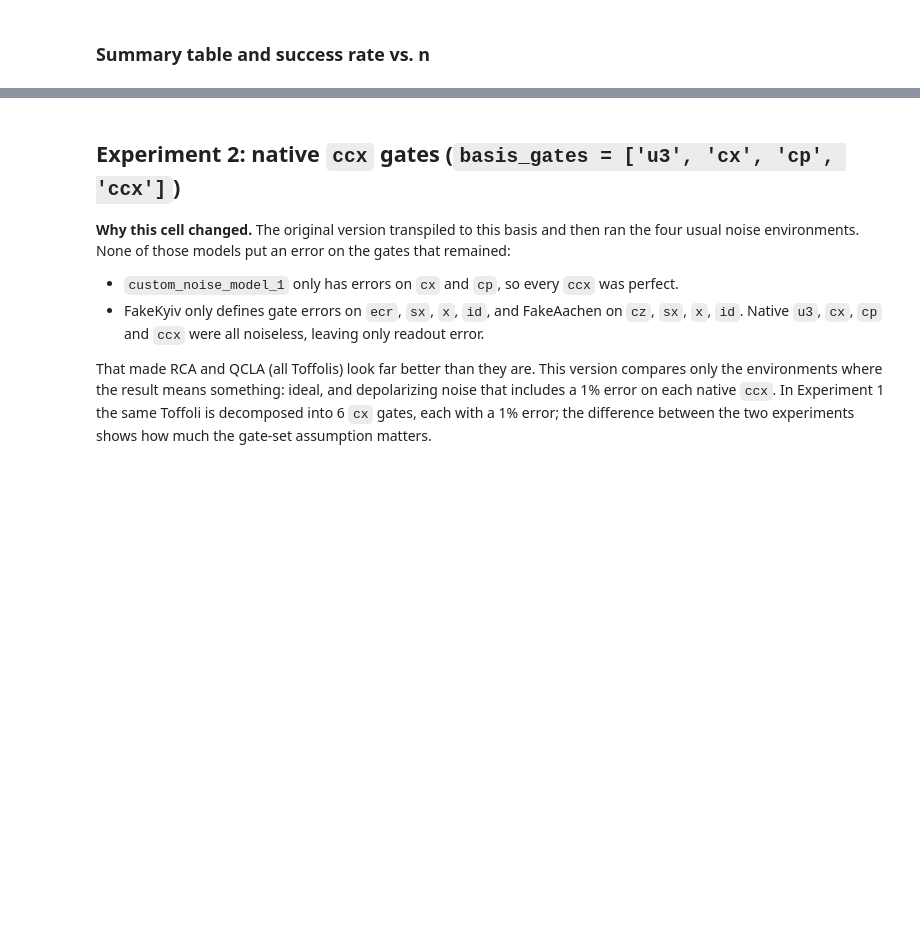
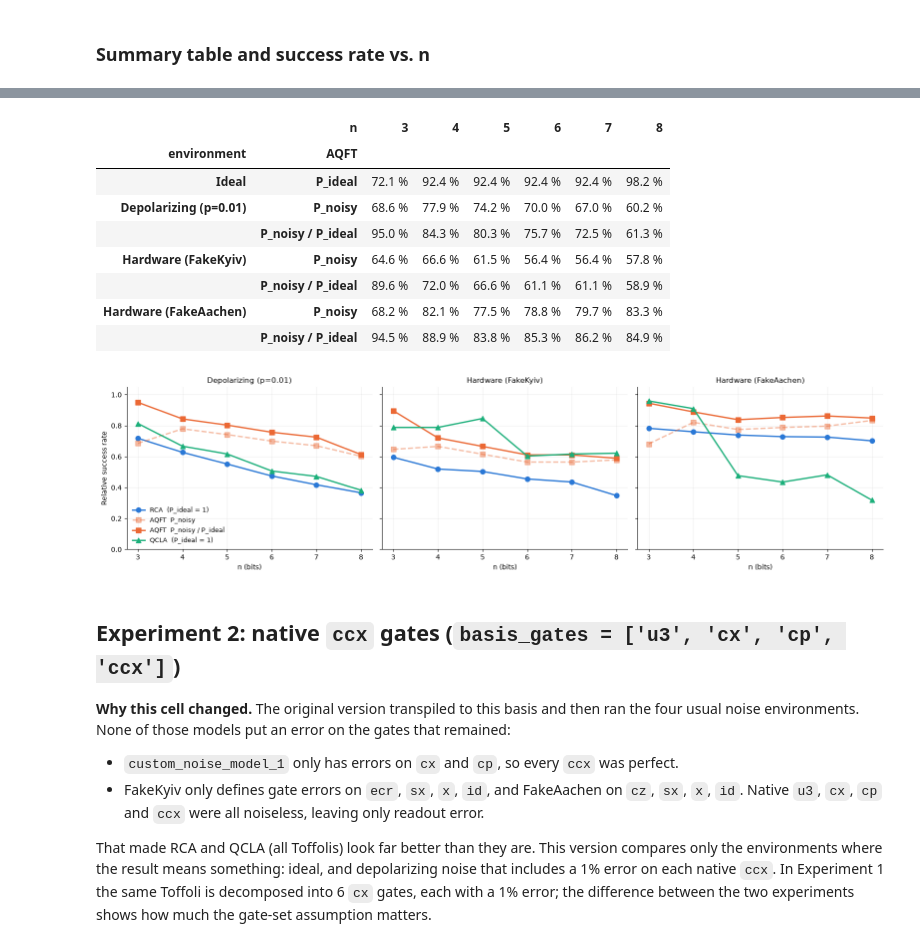
Before and after one commit to ArthurWDamasio/quantum-computing-notebooks, a Jupyter notebook: notebooks/arithmetic/qadders-study-v2.ipynb, the cells around one changed output, grey strips where cells are left out. Cells and saved outputs as stored; diff of their text form; code cells hidden in the pictures; blank space fills up the shorter version.

Commit message:
:add relative success rate - AQFT eval

```diff
--- a/notebooks/arithmetic/qadders-study-v2.ipynb
+++ b/notebooks/arithmetic/qadders-study-v2.ipynb
@@ -811,3 +819,65 @@ display(results.pivot_table(index="adder", columns="n", values="runtime_s", aggf
+# %%
+# Relative success rate: P_noisy / P_ideal for the same adder and n.
+# It removes the AQFT's own approximation error (P_ideal < 1) so only the noise loss is left.
+# For RCA and QCLA P_ideal = 1, so their relative and absolute success rates are the same.
+
+def relative_success(results, ideal_env="Ideal"):
+    p_ideal = (results[results.environment == ideal_env]
+               .set_index(["n", "adder"])["success_rate"].rename("p_ideal"))
+    rel = results[results.environment != ideal_env].join(p_ideal, on=["n", "adder"])
+    rel["relative_success"] = rel["success_rate"] / rel["p_ideal"]
+    return rel
+
+
+rel = relative_success(results)
+noisy_envs = [e for e in env_names if e != "Ideal"]
+
+# Table for AQFT: P_ideal, then P_noisy and P_noisy / P_ideal for each noisy environment
+aqft_rel = rel[rel.adder == "AQFT"]
+labels = {"success_rate": "P_noisy", "relative_success": "P_noisy / P_ideal"}
+aqft_table = (aqft_rel.melt(id_vars=["environment", "n"], value_vars=list(labels), var_name="quantity")
+              .assign(quantity=lambda d: d.quantity.map(labels))
+              .pivot_table(index=["environment", "quantity"], columns="n", values="value")
+              .reindex(pd.MultiIndex.from_product([noisy_envs, labels.values()])))
+p_ideal_row = aqft_rel.drop_duplicates("n").set_index("n")["p_ideal"]
+aqft_table.loc[("Ideal", "P_ideal"), :] = p_ideal_row
+aqft_table = aqft_table.reindex([("Ideal", "P_ideal")] + list(aqft_table.index[:-1]))
+aqft_table.index.names = ["environment", "AQFT"]
+display((aqft_table * 100).round(1).astype(str) + " %")
+
+# Plot: AQFT absolute (dashed) vs relative (solid); RCA and QCLA for reference
+fig, axes = plt.subplots(1, len(noisy_envs), figsize=(16, 4.2), sharey=True)
+for ax, env in zip(axes, noisy_envs):
+    d = rel[rel.environment == env]
+    for adder, color in ADDER_COLORS.items():
+        s = d[d.adder == adder].sort_values("n")
+        if adder == "AQFT":
+            ax.plot(s.n, s.success_rate, color=color, marker=ADDER_MARKERS[adder], linewidth=2,
+                    markersize=7, linestyle="--", alpha=0.45, label="AQFT  P_noisy")
+            ax.plot(s.n, s.relative_success, color=color, marker=ADDER_MARKERS[adder],
+                    linewidth=2, markersize=7, label="AQFT  P_noisy / P_ideal")
+        else:
+            ax.plot(s.n, s.relative_success, color=color, marker=ADDER_MARKERS[adder],
+                    linewidth=2, markersize=7, label=f"{adder}  (P_ideal = 1)")
+    ax.set_title(env, fontsize=11)
+    ax.set_xlabel("n (bits)")
+    ax.set_xticks(N_VALUES)
+    ax.grid(alpha=0.2); ax.spines[["top", "right"]].set_visible(False)
+axes[0].set_ylabel("Relative success rate")
+axes[0].set_ylim(0, 1.05)
+axes[0].legend(frameon=False, fontsize=9, loc="lower left")
+plt.tight_layout(); plt.show()
+# %% [output]
+|  | n | 3 | 4 | 5 | 6 | 7 | 8 |
+| environment | AQFT |  |  |  |  |  |  |
+| Ideal | P_ideal | 72.1 % | 92.4 % | 92.4 % | 92.4 % | 92.4 % | 98.2 % |
+| Depolarizing (p=0.01) | P_noisy | 68.6 % | 77.9 % | 74.2 % | 70.0 % | 67.0 % | 60.2 % |
+|  | P_noisy / P_ideal | 95.0 % | 84.3 % | 80.3 % | 75.7 % | 72.5 % | 61.3 % |
+| Hardware (FakeKyiv) | P_noisy | 64.6 % | 66.6 % | 61.5 % | 56.4 % | 56.4 % | 57.8 % |
+|  | P_noisy / P_ideal | 89.6 % | 72.0 % | 66.6 % | 61.1 % | 61.1 % | 58.9 % |
+| Hardware (FakeAachen) | P_noisy | 68.2 % | 82.1 % | 77.5 % | 78.8 % | 79.7 % | 83.3 % |
+|  | P_noisy / P_ideal | 94.5 % | 88.9 % | 83.8 % | 85.3 % | 86.2 % | 84.9 % |
+[figure, added]
 # %% [markdown]
 ## Experiment 2: native `ccx` gates (`basis_gates = ['u3', 'cx', 'cp', 'ccx']`)
 
```
Also changed, not shown: parts of 6 cells of this notebook, 4 other files.
